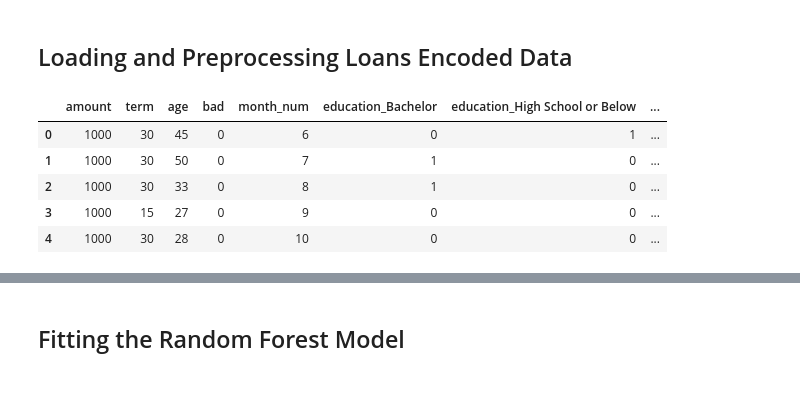
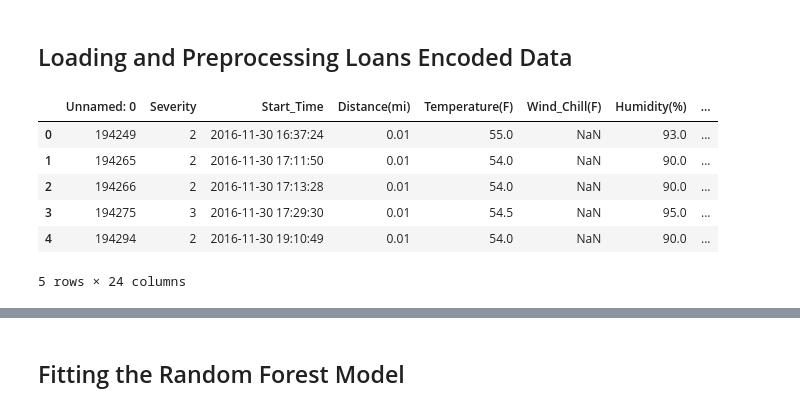
Before and after one commit to laurenhgolden/Project_4_NJ_Accidents, a Jupyter notebook: random_forest_solution.ipynb, the cells around one changed output, grey strips where cells are left out. Saved outputs shown, nothing was run; the diff lists cells and outputs as text; code cells hidden in the pictures.

```diff
--- a/random_forest_solution.ipynb
+++ b/random_forest_solution.ipynb
@@ -13,14 +13,15 @@ from sklearn.metrics import confusion_matrix, accuracy_score, classification_rep
 ## Loading and Preprocessing Loans Encoded Data
 # %%
 # Loading data
-df_loans = pd.read_csv("../Resources/loans_data_encoded.csv")
-df_loans.head()
+df_njAccidents = pd.read_csv("NJ_Data_cut.csv")
+df_njAccidents.head()
 # %% [output]
-|  | amount | term | age | bad | month_num | education_Bachelor | education_High School or Below | ... |
-| 0 | 1000 | 30 | 45 | 0 | 6 | 0 | 1 | ... |
-| 1 | 1000 | 30 | 50 | 0 | 7 | 1 | 0 | ... |
-| 2 | 1000 | 30 | 33 | 0 | 8 | 1 | 0 | ... |
-| 3 | 1000 | 15 | 27 | 0 | 9 | 0 | 0 | ... |
-| 4 | 1000 | 30 | 28 | 0 | 10 | 0 | 0 | ... |
+|  | Unnamed: 0 | Severity | Start_Time | Distance(mi) | Temperature(F) | Wind_Chill(F) | Humidity(%) | ... |
+| 0 | 194249 | 2 | 2016-11-30 16:37:24 | 0.01 | 55.0 | NaN | 93.0 | ... |
+| 1 | 194265 | 2 | 2016-11-30 17:11:50 | 0.01 | 54.0 | NaN | 90.0 | ... |
+| 2 | 194266 | 2 | 2016-11-30 17:13:28 | 0.01 | 54.0 | NaN | 90.0 | ... |
+| 3 | 194275 | 3 | 2016-11-30 17:29:30 | 0.01 | 54.5 | NaN | 95.0 | ... |
+| 4 | 194294 | 2 | 2016-11-30 19:10:49 | 0.01 | 54.0 | NaN | 90.0 | ... |
+5 rows × 24 columns
 # %%
 # Define features set
```
Also changed, not shown: parts of 2 cells of this notebook, 3 other files.
